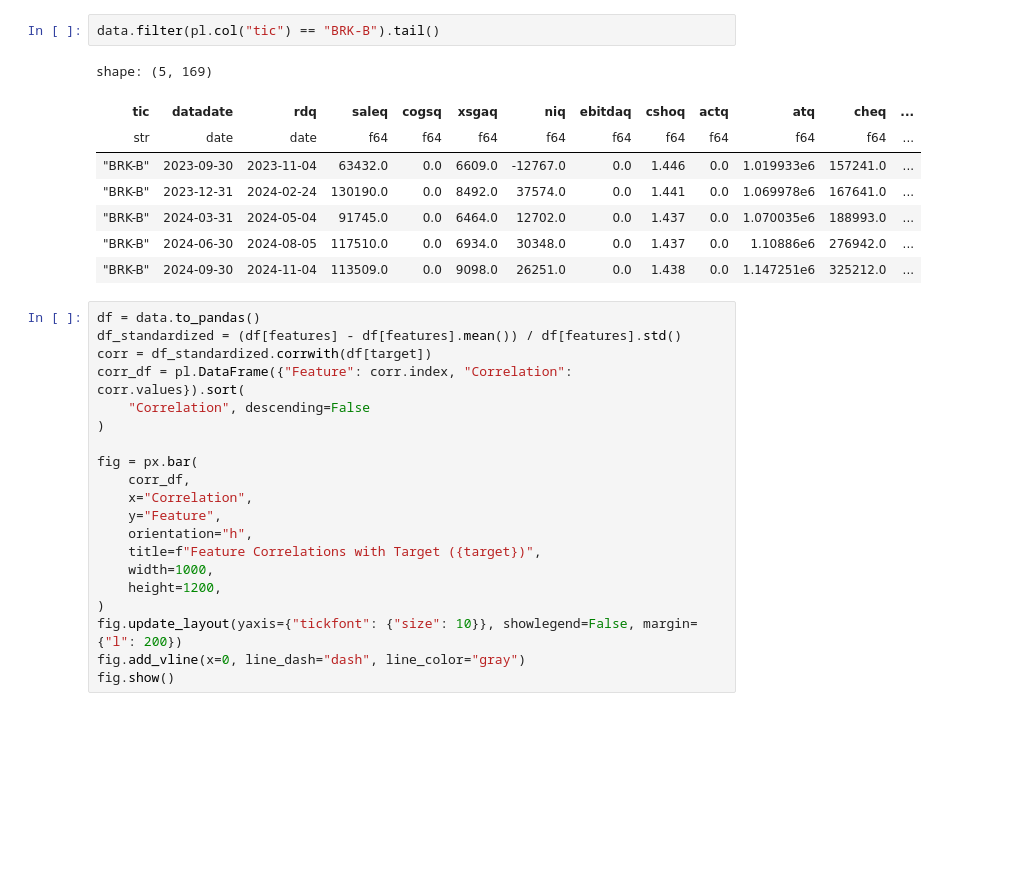
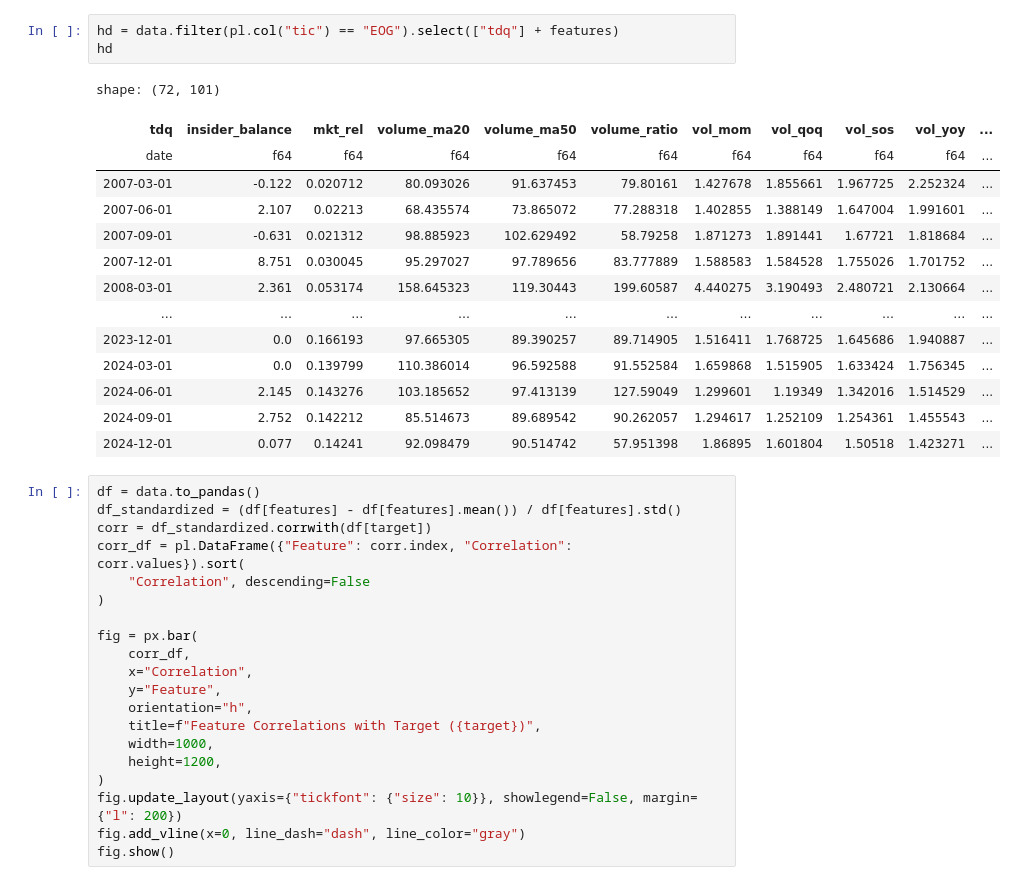
Before and after one commit to francisco3511/stocksense, a Jupyter notebook: notebooks/regression.ipynb, the cells around one changed output. Cells and saved outputs as stored; diff of their text form; blank space fills up the shorter version.

```diff
--- a/notebooks/regression.ipynb
+++ b/notebooks/regression.ipynb
@@ -50,14 +39,21 @@ shape: (5, 169)
-# %%
-data.filter(pl.col("tic") == "BRK-B").tail()
-# %% [output]
-shape: (5, 169)
-| tic | datadate | rdq | saleq | cogsq | xsgaq | niq | ebitdaq | cshoq | actq | atq | cheq | ... |
-| str | date | date | f64 | f64 | f64 | f64 | f64 | f64 | f64 | f64 | f64 | ... |
-| "BRK-B" | 2023-09-30 | 2023-11-04 | 63432.0 | 0.0 | 6609.0 | -12767.0 | 0.0 | 1.446 | 0.0 | 1.019933e6 | 157241.0 | ... |
-| "BRK-B" | 2023-12-31 | 2024-02-24 | 130190.0 | 0.0 | 8492.0 | 37574.0 | 0.0 | 1.441 | 0.0 | 1.069978e6 | 167641.0 | ... |
-| "BRK-B" | 2024-03-31 | 2024-05-04 | 91745.0 | 0.0 | 6464.0 | 12702.0 | 0.0 | 1.437 | 0.0 | 1.070035e6 | 188993.0 | ... |
-| "BRK-B" | 2024-06-30 | 2024-08-05 | 117510.0 | 0.0 | 6934.0 | 30348.0 | 0.0 | 1.437 | 0.0 | 1.10886e6 | 276942.0 | ... |
-| "BRK-B" | 2024-09-30 | 2024-11-04 | 113509.0 | 0.0 | 9098.0 | 26251.0 | 0.0 | 1.438 | 0.0 | 1.147251e6 | 325212.0 | ... |
+# %%
+hd = data.filter(pl.col("tic") == "EOG").select(["tdq"] + features)
+hd
+# %% [output]
+shape: (72, 101)
+| tdq | insider_balance | mkt_rel | volume_ma20 | volume_ma50 | volume_ratio | vol_mom | vol_qoq | vol_sos | vol_yoy | ... |
+| date | f64 | f64 | f64 | f64 | f64 | f64 | f64 | f64 | f64 | ... |
+| 2007-03-01 | -0.122 | 0.020712 | 80.093026 | 91.637453 | 79.80161 | 1.427678 | 1.855661 | 1.967725 | 2.252324 | ... |
+| 2007-06-01 | 2.107 | 0.02213 | 68.435574 | 73.865072 | 77.288318 | 1.402855 | 1.388149 | 1.647004 | 1.991601 | ... |
+| 2007-09-01 | -0.631 | 0.021312 | 98.885923 | 102.629492 | 58.79258 | 1.871273 | 1.891441 | 1.67721 | 1.818684 | ... |
+| 2007-12-01 | 8.751 | 0.030045 | 95.297027 | 97.789656 | 83.777889 | 1.588583 | 1.584528 | 1.755026 | 1.701752 | ... |
+| 2008-03-01 | 2.361 | 0.053174 | 158.645323 | 119.30443 | 199.60587 | 4.440275 | 3.190493 | 2.480721 | 2.130664 | ... |
+| … | … | … | … | … | … | … | … | … | … | ... |
+| 2023-12-01 | 0.0 | 0.166193 | 97.665305 | 89.390257 | 89.714905 | 1.516411 | 1.768725 | 1.645686 | 1.940887 | ... |
+| 2024-03-01 | 0.0 | 0.139799 | 110.386014 | 96.592588 | 91.552584 | 1.659868 | 1.515905 | 1.633424 | 1.756345 | ... |
+| 2024-06-01 | 2.145 | 0.143276 | 103.185652 | 97.413139 | 127.59049 | 1.299601 | 1.19349 | 1.342016 | 1.514529 | ... |
+| 2024-09-01 | 2.752 | 0.142212 | 85.514673 | 89.689542 | 90.262057 | 1.294617 | 1.252109 | 1.254361 | 1.455543 | ... |
+| 2024-12-01 | 0.077 | 0.14241 | 92.098479 | 90.514742 | 57.951398 | 1.86895 | 1.601804 | 1.50518 | 1.423271 | ... |
 # %%
 df = data.to_pandas()
 df_standardized = (df[features] - df[features].mean()) / df[features].std()
```
Also changed, not shown: parts of 13 cells of this notebook, 34 other files.
